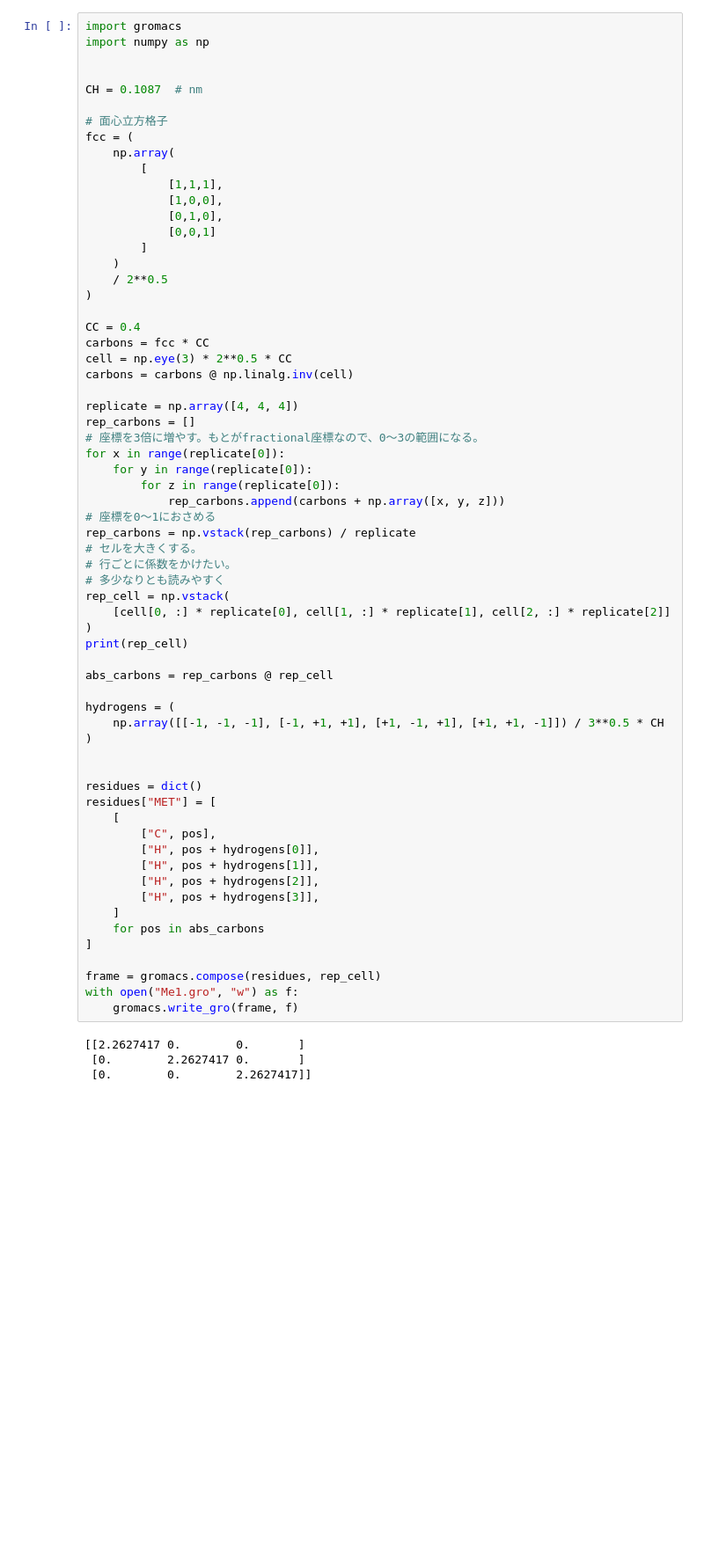
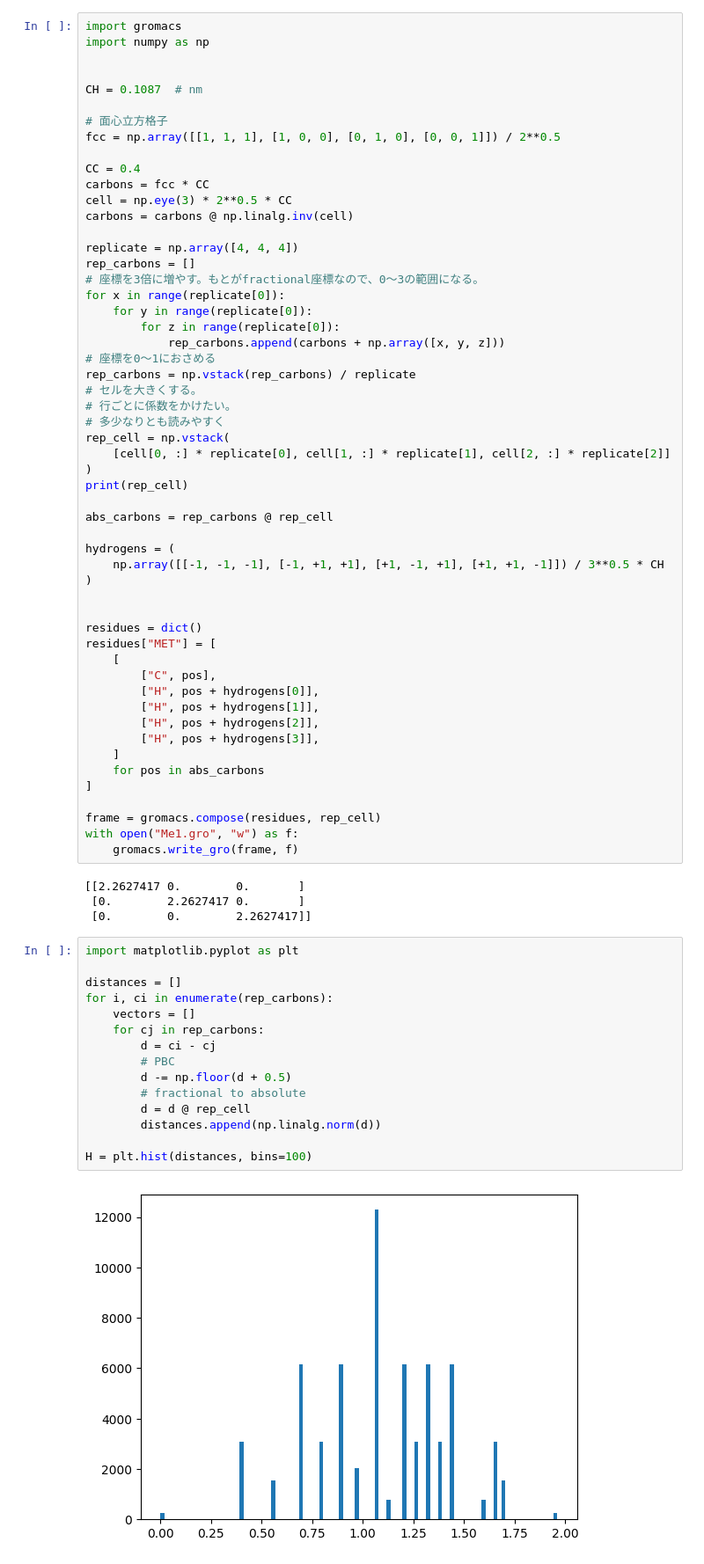
Before and after one commit to vitroid/boo, a Jupyter notebook: Methane/Methane1.ipynb, the cells around one changed output. Shown at 88% size. Cells and saved outputs as stored; diff of their text form; blank space fills up the shorter version.

```diff
--- a/Methane/Methane1.ipynb
+++ b/Methane/Methane1.ipynb
@@ -10,17 +10,7 @@ import numpy as np
 CH = 0.1087  # nm
 
 # 面心立方格子
-fcc = (
-    np.array(
-        [
-            [1,1,1],
-            [1,0,0],
-            [0,1,0],
-            [0,0,1]
-        ]
-    )
-    / 2**0.5
-)
+fcc = np.array([[1, 1, 1], [1, 0, 0], [0, 1, 0], [0, 0, 1]]) / 2**0.5
 
 CC = 0.4
 carbons = fcc * CC
@@ -70,3 +60,20 @@ with open("Me1.gro", "w") as f:
 [[2.2627417 0.        0.       ]
  [0.        2.2627417 0.       ]
  [0.        0.        2.2627417]]
+# %%
+import matplotlib.pyplot as plt
+
+distances = []
+for i, ci in enumerate(rep_carbons):
+    vectors = []
+    for cj in rep_carbons:
+        d = ci - cj
+        # PBC
+        d -= np.floor(d + 0.5)
+        # fractional to absolute
+        d = d @ rep_cell
+        distances.append(np.linalg.norm(d))
+
+H = plt.hist(distances, bins=100)
+# %% [output]
+[figure, added]
```
Also changed, not shown: 1 other file.
